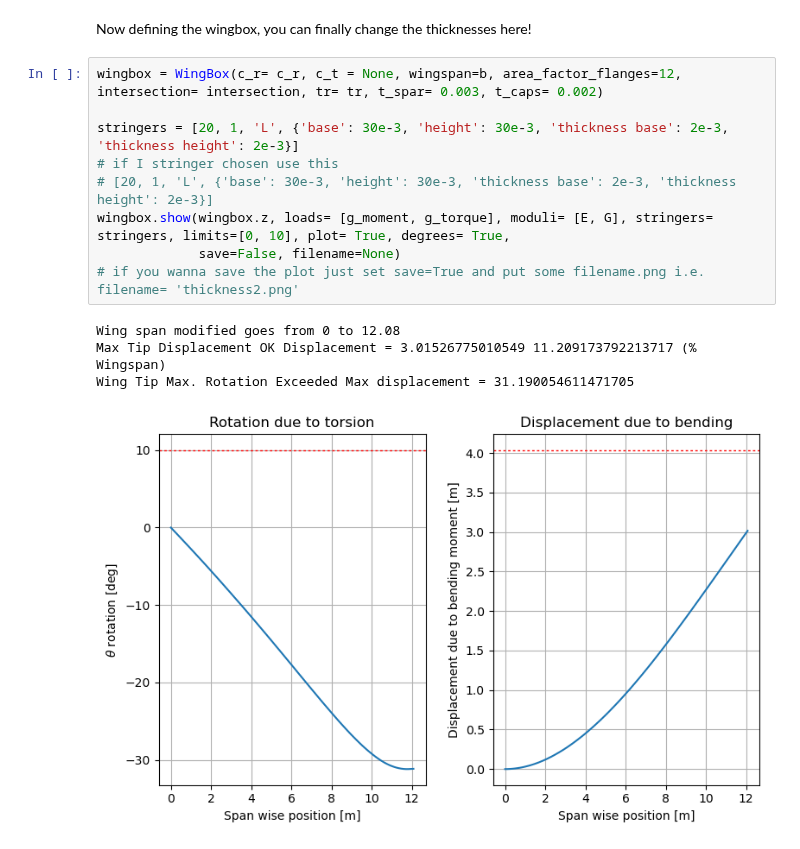
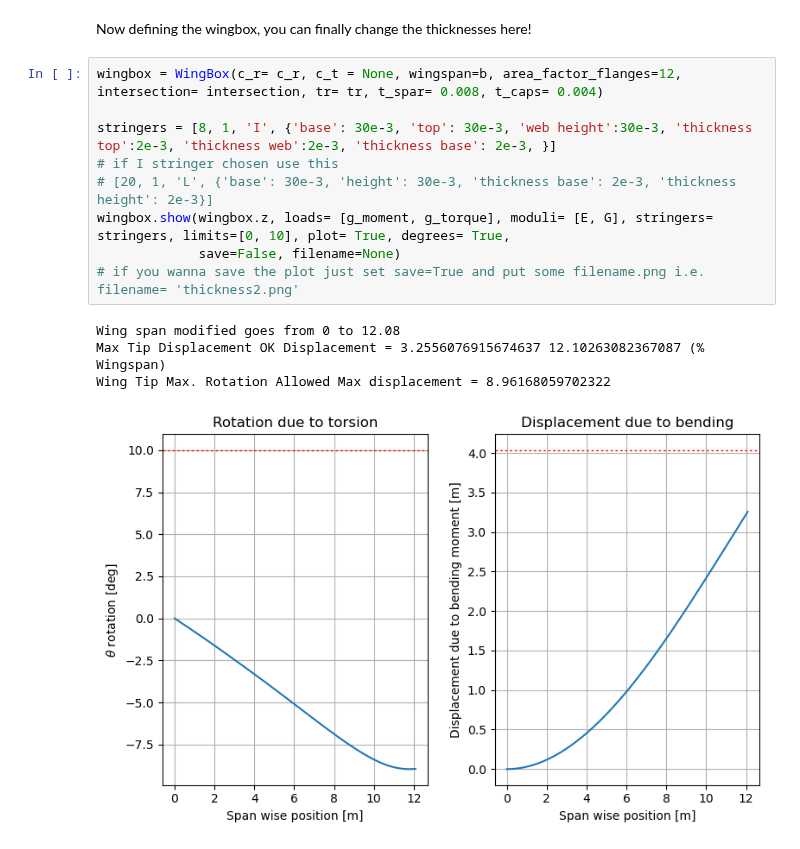
Before and after one commit to federicoangioni/AE2111-I-Aerospace-System-Design, a Jupyter notebook: WP4-5/main_faster.ipynb, the cells around one changed output. Cells and saved outputs as stored; diff of their text form.

Commit message:
change area

```diff
--- a/WP4-5/main_faster.ipynb
+++ b/WP4-5/main_faster.ipynb
@@ -26,16 +26,16 @@ g_shear, g_moment, g_torque, g_axial = internal_forces.force_diagrams(engine_mas
 # %% [markdown]
 Now defining the wingbox, you can finally change the thicknesses here!
 # %%
-wingbox = WingBox(c_r= c_r, c_t = None, wingspan=b, area_factor_flanges=12, intersection= intersection, tr= tr, t_spar= 0.003, t_caps= 0.002)
+wingbox = WingBox(c_r= c_r, c_t = None, wingspan=b, area_factor_flanges=12, intersection= intersection, tr= tr, t_spar= 0.008, t_caps= 0.004)
 
-stringers = [20, 1, 'L', {'base': 30e-3, 'height': 30e-3, 'thickness base': 2e-3, 'thickness height': 2e-3}]
+stringers = [8, 1, 'I', {'base': 30e-3, 'top': 30e-3, 'web height':30e-3, 'thickness top':2e-3, 'thickness web':2e-3, 'thickness base': 2e-3, }]
 # if I stringer chosen use this
 # [20, 1, 'L', {'base': 30e-3, 'height': 30e-3, 'thickness base': 2e-3, 'thickness height': 2e-3}]
 wingbox.show(wingbox.z, loads= [g_moment, g_torque], moduli= [E, G], stringers= stringers, limits=[0, 10], plot= True, degrees= True,
              save=False, filename=None)
 # if you wanna save the plot just set save=True and put some filename.png i.e. filename= 'thickness2.png'
 # %% [output]
 Wing span modified goes from 0 to 12.08
-Max Tip Displacement OK Displacement = 3.01526775010549 11.209173792213717 (% Wingspan)
-Wing Tip Max. Rotation Exceeded Max displacement = 31.190054611471705
+Max Tip Displacement OK Displacement = 3.2556076915674637 12.10263082367087 (% Wingspan)
+Wing Tip Max. Rotation Allowed Max displacement = 8.96168059702322
-[figure, old version]
+[figure, new version]
```
Also changed, not shown: 4 other files.
